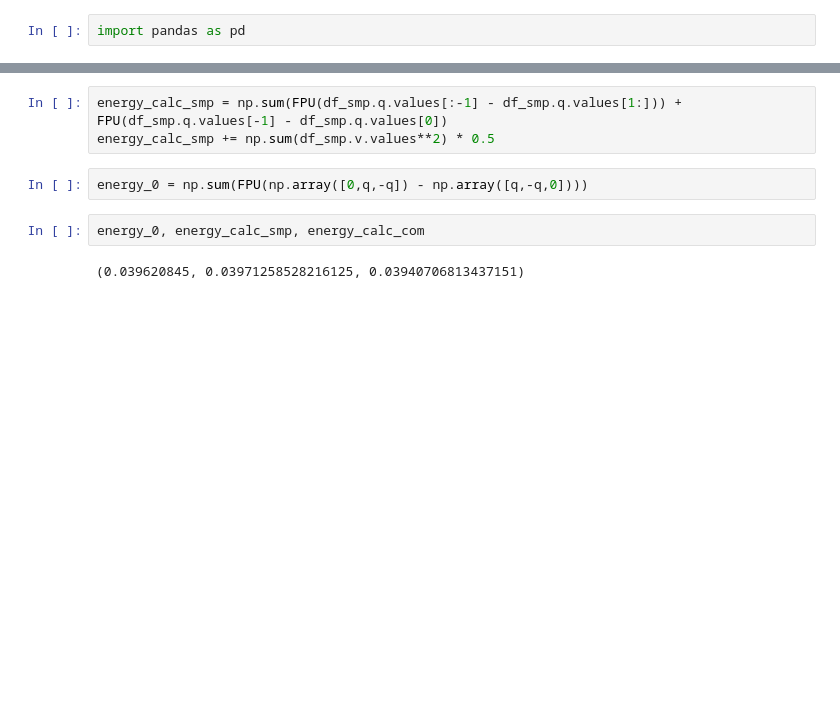
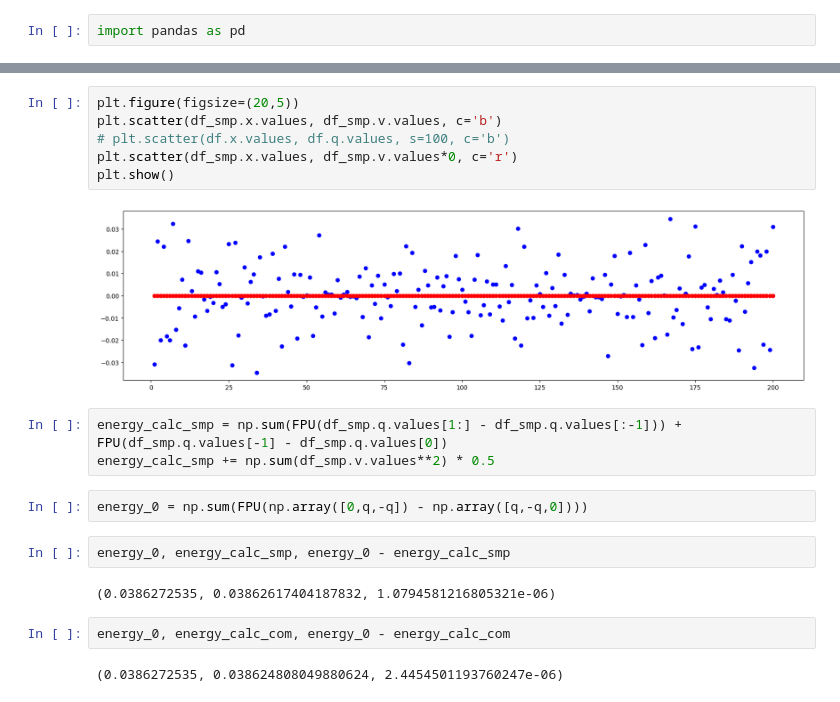
Before and after one commit to ravilkooo/mat_mod, a Jupyter notebook: lab-3/Task_1.ipynb, the cells around one changed output, grey strips where cells are left out. Cells and saved outputs as stored; diff of their text form; blank space fills up the shorter version.

```diff
--- a/lab-3/Task_1.ipynb
+++ b/lab-3/Task_1.ipynb
@@ -135,9 +143,21 @@ plt.show()
+# %%
+plt.figure(figsize=(20,5))
+plt.scatter(df_smp.x.values, df_smp.v.values, c='b')
+# plt.scatter(df.x.values, df.q.values, s=100, c='b')
+plt.scatter(df_smp.x.values, df_smp.v.values*0, c='r')
+plt.show()
+# %% [output]
+[figure, added]
 # %%
-energy_calc_smp = np.sum(FPU(df_smp.q.values[:-1] - df_smp.q.values[1:])) + FPU(df_smp.q.values[-1] - df_smp.q.values[0])
+energy_calc_smp = np.sum(FPU(df_smp.q.values[1:] - df_smp.q.values[:-1])) + FPU(df_smp.q.values[-1] - df_smp.q.values[0])
 energy_calc_smp += np.sum(df_smp.v.values**2) * 0.5
 # %%
 energy_0 = np.sum(FPU(np.array([0,q,-q]) - np.array([q,-q,0])))
 # %%
-energy_0, energy_calc_smp, energy_calc_com
+energy_0, energy_calc_smp, energy_0 - energy_calc_smp
 # %% [output]
-(0.039620845, 0.03971258528216125, 0.03940706813437151)
+(0.0386272535, 0.03862617404187832, 1.0794581216805321e-06)
+# %%
+energy_0, energy_calc_com, energy_0 - energy_calc_com
+# %% [output]
+(0.0386272535, 0.038624808049880624, 2.4454501193760247e-06)
```
Also changed, not shown: parts of 8 cells of this notebook, 2 other files.
